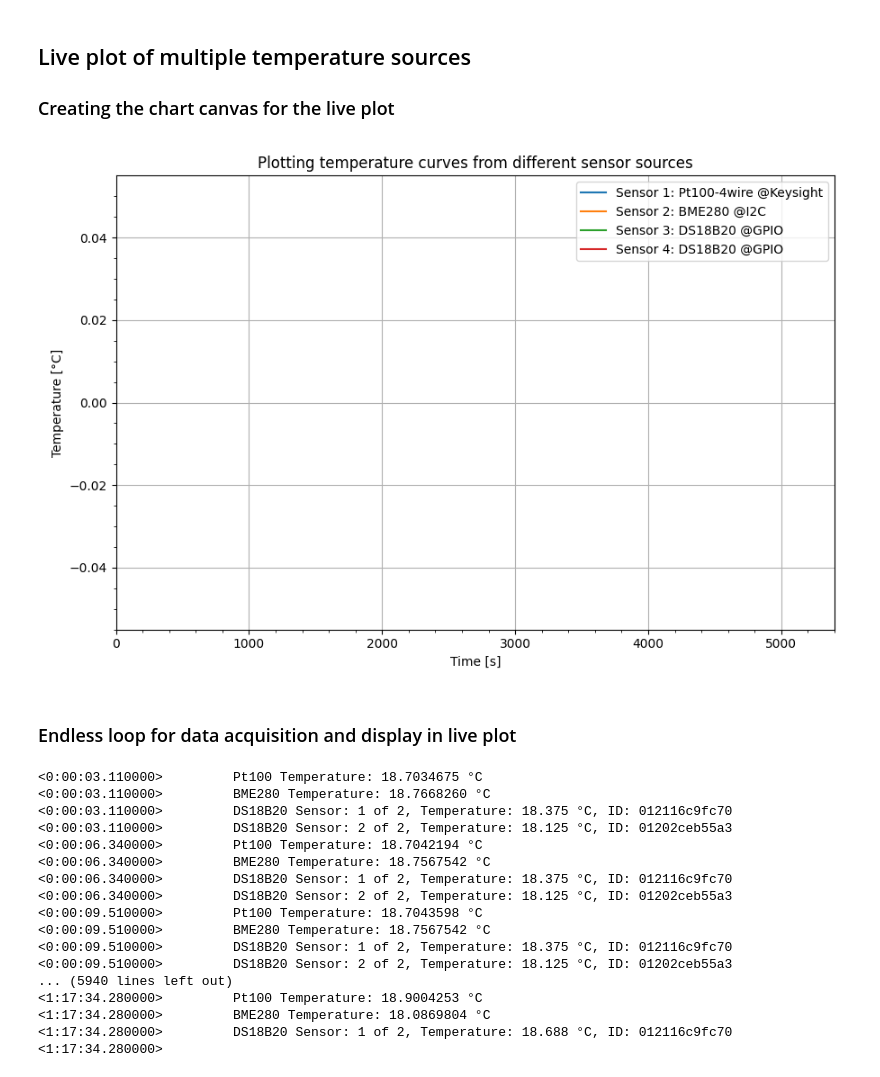
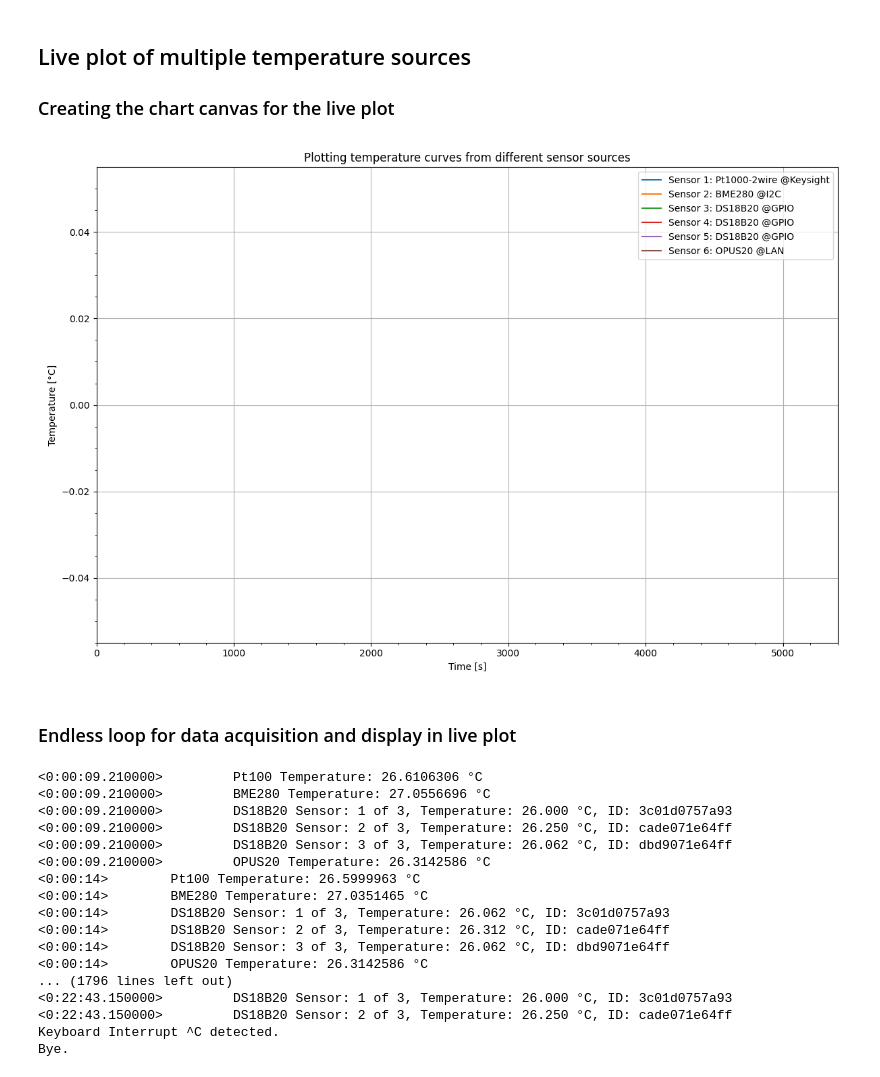
Before and after one commit to urmel79/Jupyter_PyVisa_Lab, a Jupyter notebook: TemperatureLivePlot.ipynb, the cells around one changed output. Cells and saved outputs as stored; diff of their text form; code cells hidden in the pictures.

Commit message:
adapted notebooks to new API of class 'PyVisa_Keysight_34465A'

```diff
--- a/TemperatureLivePlot.ipynb
+++ b/TemperatureLivePlot.ipynb
@@ -33,7 +33,7 @@ import datetime
 ENABLED_KEYSIGHT_DMM = True
 ENABLED_DS18B20_GPIO = True
 ENABLED_BME280_I2C = True
-ENABLED_OPUS20 = False
+ENABLED_OPUS20 = True
 
 ENABLED_CSV_LOGGING = True
 
@@ -53,12 +53,12 @@ if ENABLED_CSV_LOGGING:
     CSV_LOGGING_INTERVALL = 60
 # %%
 if ENABLED_KEYSIGHT_DMM:
-    KEYSIGHT_IP = '192.168.12.154'
-    #KEYSIGHT_IP = '192.168.10.113'
-    KEYSIGHT_TEMP_CONF = '01_PT100_4WIRE'
-    #KEYSIGHT_TEMP_CONF = '02_PT1000_2WIRE'
+    #KEYSIGHT_IP = '192.168.12.154'
+    KEYSIGHT_IP = '192.168.10.150'
+    #KEYSIGHT_TEMP_CONF = '01_PT100_4WIRE'
+    KEYSIGHT_TEMP_CONF = '02_PT1000_2WIRE'
     sensor_number += 1
-    KEYSIGHT_TEMP_LABEL = 'Sensor ' + str(sensor_number) + ': Pt100-4wire @Keysight'
-    #KEYSIGHT_TEMP_LABEL = 'Sensor ' + str(sensor_number) + ': Pt1000-2wire @Keysight'
+    #KEYSIGHT_TEMP_LABEL = 'Sensor ' + str(sensor_number) + ': Pt100-4wire @Keysight'
+    KEYSIGHT_TEMP_LABEL = 'Sensor ' + str(sensor_number) + ': Pt1000-2wire @Keysight'
 
     temp_measurement_sources_arr.append(KEYSIGHT_TEMP_LABEL)
@@ -65,7 +86,7 @@ if ENABLED_KEYSIGHT_DMM:
 # %%
 if ENABLED_BME280_I2C:
     # i2c bus device /dev/i2c-11 or /dev/i2c-22
-    BME280_I2C_BUS_DEV = 22
+    BME280_I2C_BUS_DEV = 11
     # i2c address of BME280 on i2c bus
     BME280_I2C_ADDR = 0x76
     sensor_number += 1
@@ -174,7 +197,7 @@ if ENABLED_CSV_LOGGING:
 
 plt.ioff()
 
-fig, ax = plt.subplots(figsize=(9,6))
+fig, ax = plt.subplots(figsize=(12,8))
 fig.canvas.header_visible = False
 fig.canvas.layout.min_height = '400px'
 
@@ -189,34 +212,34 @@ xlim_right = xlim_left + xlim_span
 xlim_scroll = xlim_span - 10
 
 ax.set_xlim(xlim_left, xlim_right)
 
 # create list of line objects
 line_objects_arr = []
 for idx, val in enumerate(temp_measurement_sources_arr):
     line_objects_arr.append('line_temp_'+str(idx))
 
 # dynamically create line objects by list
 for idx, val in enumerate(line_objects_arr):
     line_objects_arr[idx], = ax.plot(df_meas_values['Time [s]'],
                                      df_meas_values[temp_measurement_sources_arr[idx]+' [°C]'],
                                      label=temp_measurement_sources_arr[idx])
 
 ax.grid(True)
 ax.set_xlabel('Time [s]')
 ax.set_ylabel('Temperature [°C]')
 ax.minorticks_on()
 
 plt.subplots_adjust(left=0.1, right=0.9, top=0.9, bottom=0.1)
 
 plt.legend()
 plt.tight_layout()
 
 fig.canvas.draw()
 fig.canvas.flush_events()
 
 display(fig.canvas)
 # %% [output]
-[figure, old version]
+[figure, new version]
 # %% [markdown]
 ### Endless loop for data acquisition and display in live plot
 # %%
@@ -234,8 +257,8 @@ while True:
         if ENABLED_KEYSIGHT_DMM:
             # retrieve temperature values from Keysight DMM
             temp_dmm = dmm.getMeasurement()
-            print("<{}>\t Pt100 Temperature: {:.7f} °C".format(timestamp_str, temp_dmm))
-            values_row.append(temp_dmm)
+            print("<{}>\t Pt100 Temperature: {:.7f} {}".format(timestamp_str, temp_dmm['temperature_value'], temp_dmm['temperature_unit']))
+            values_row.append(temp_dmm['temperature_value'])
 
         if ENABLED_BME280_I2C:
             # the sample method will take a single reading and return
@@ -313,27 +336,32 @@ while True:
         if ENABLED_OPUS20:
             o20.disconnect()
 
+        # Save plot to PNG or PDF on exit
+        str_image_file_path = time.strftime('./data_files/' + '%Y-%m-%d_%H_%M') + '_TemperatureLivePlot'
+        plt.savefig(str_image_file_path + '.png')
+        #plt.savefig(_str_filepath + '.pdf')
+
         print("Keyboard Interrupt ^C detected.")
         print("Bye.")
         break
 # %% [output]
-<0:00:03.110000>         Pt100 Temperature: 18.7034675 °C
-<0:00:03.110000>         BME280 Temperature: 18.7668260 °C
-<0:00:03.110000>         DS18B20 Sensor: 1 of 2, Temperature: 18.375 °C, ID: 012116c9fc70
-<0:00:03.110000>         DS18B20 Sensor: 2 of 2, Temperature: 18.125 °C, ID: 01202ceb55a3
-<0:00:06.340000>         Pt100 Temperature: 18.7042194 °C
-<0:00:06.340000>         BME280 Temperature: 18.7567542 °C
-<0:00:06.340000>         DS18B20 Sensor: 1 of 2, Temperature: 18.375 °C, ID: 012116c9fc70
-<0:00:06.340000>         DS18B20 Sensor: 2 of 2, Temperature: 18.125 °C, ID: 01202ceb55a3
-<0:00:09.510000>         Pt100 Temperature: 18.7043598 °C
-<0:00:09.510000>         BME280 Temperature: 18.7567542 °C
-<0:00:09.510000>         DS18B20 Sensor: 1 of 2, Temperature: 18.375 °C, ID: 012116c9fc70
-<0:00:09.510000>         DS18B20 Sensor: 2 of 2, Temperature: 18.125 °C, ID: 01202ceb55a3
-... (5940 lines left out)
-<1:17:34.280000>         Pt100 Temperature: 18.9004253 °C
-<1:17:34.280000>         BME280 Temperature: 18.0869804 °C
-<1:17:34.280000>         DS18B20 Sensor: 1 of 2, Temperature: 18.688 °C, ID: 012116c9fc70
-<1:17:34.280000>
+<0:00:09.210000>         Pt100 Temperature: 26.6106306 °C
+<0:00:09.210000>         BME280 Temperature: 27.0556696 °C
+<0:00:09.210000>         DS18B20 Sensor: 1 of 3, Temperature: 26.000 °C, ID: 3c01d0757a93
+<0:00:09.210000>         DS18B20 Sensor: 2 of 3, Temperature: 26.250 °C, ID: cade071e64ff
+<0:00:09.210000>         DS18B20 Sensor: 3 of 3, Temperature: 26.062 °C, ID: dbd9071e64ff
+<0:00:09.210000>         OPUS20 Temperature: 26.3142586 °C
+<0:00:14>        Pt100 Temperature: 26.5999963 °C
+<0:00:14>        BME280 Temperature: 27.0351465 °C
+<0:00:14>        DS18B20 Sensor: 1 of 3, Temperature: 26.062 °C, ID: 3c01d0757a93
+<0:00:14>        DS18B20 Sensor: 2 of 3, Temperature: 26.312 °C, ID: cade071e64ff
+<0:00:14>        DS18B20 Sensor: 3 of 3, Temperature: 26.062 °C, ID: dbd9071e64ff
+<0:00:14>        OPUS20 Temperature: 26.3142586 °C
+... (1796 lines left out)
+<0:22:43.150000>         DS18B20 Sensor: 1 of 3, Temperature: 26.000 °C, ID: 3c01d0757a93
+<0:22:43.150000>         DS18B20 Sensor: 2 of 3, Temperature: 26.250 °C, ID: cade071e64ff
+Keyboard Interrupt ^C detected.
+Bye.
 # %%
 df_meas_values
 # %% [output]
```
Also changed, not shown: parts of 4 cells of this notebook, 7 other files.
